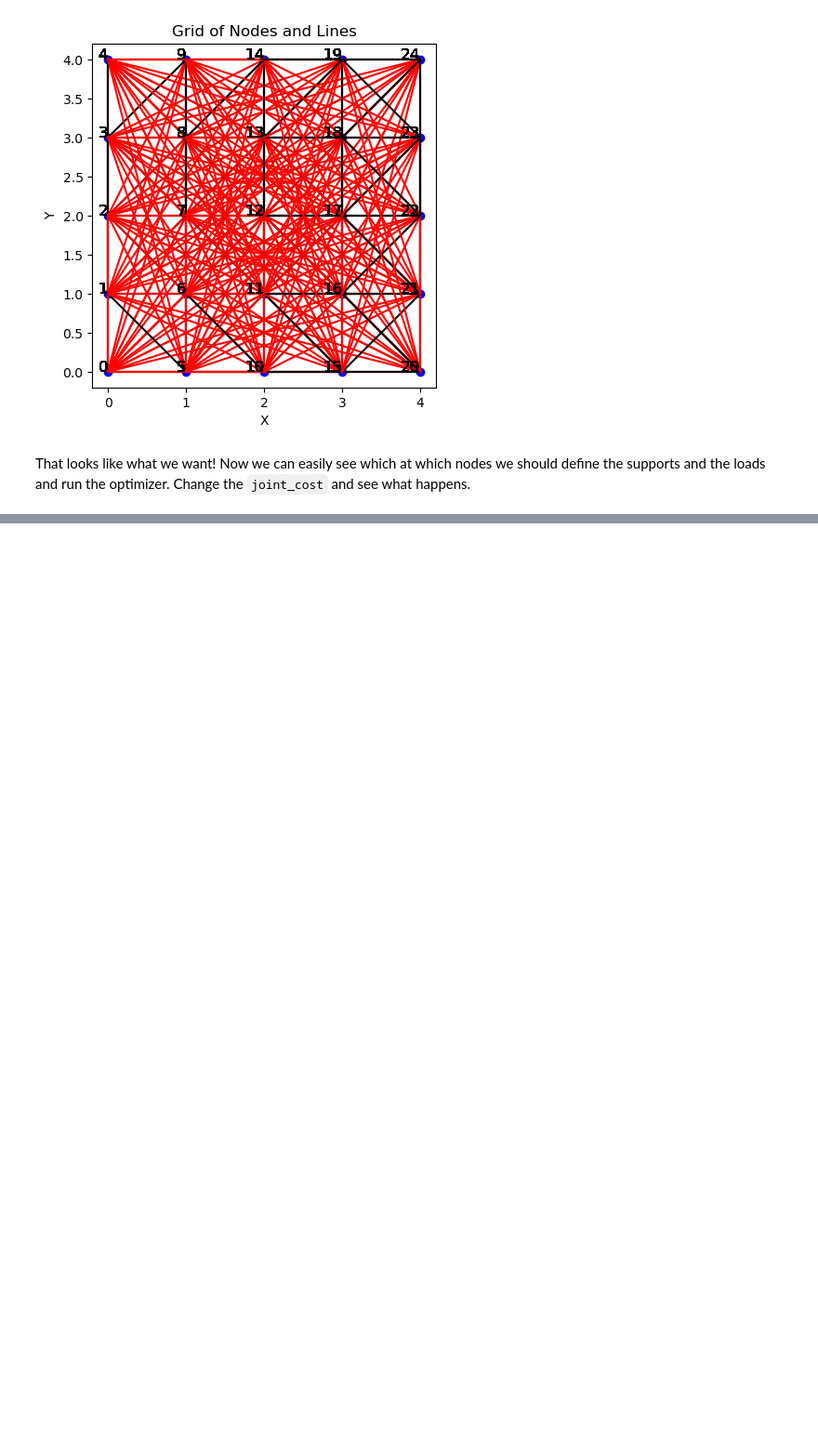
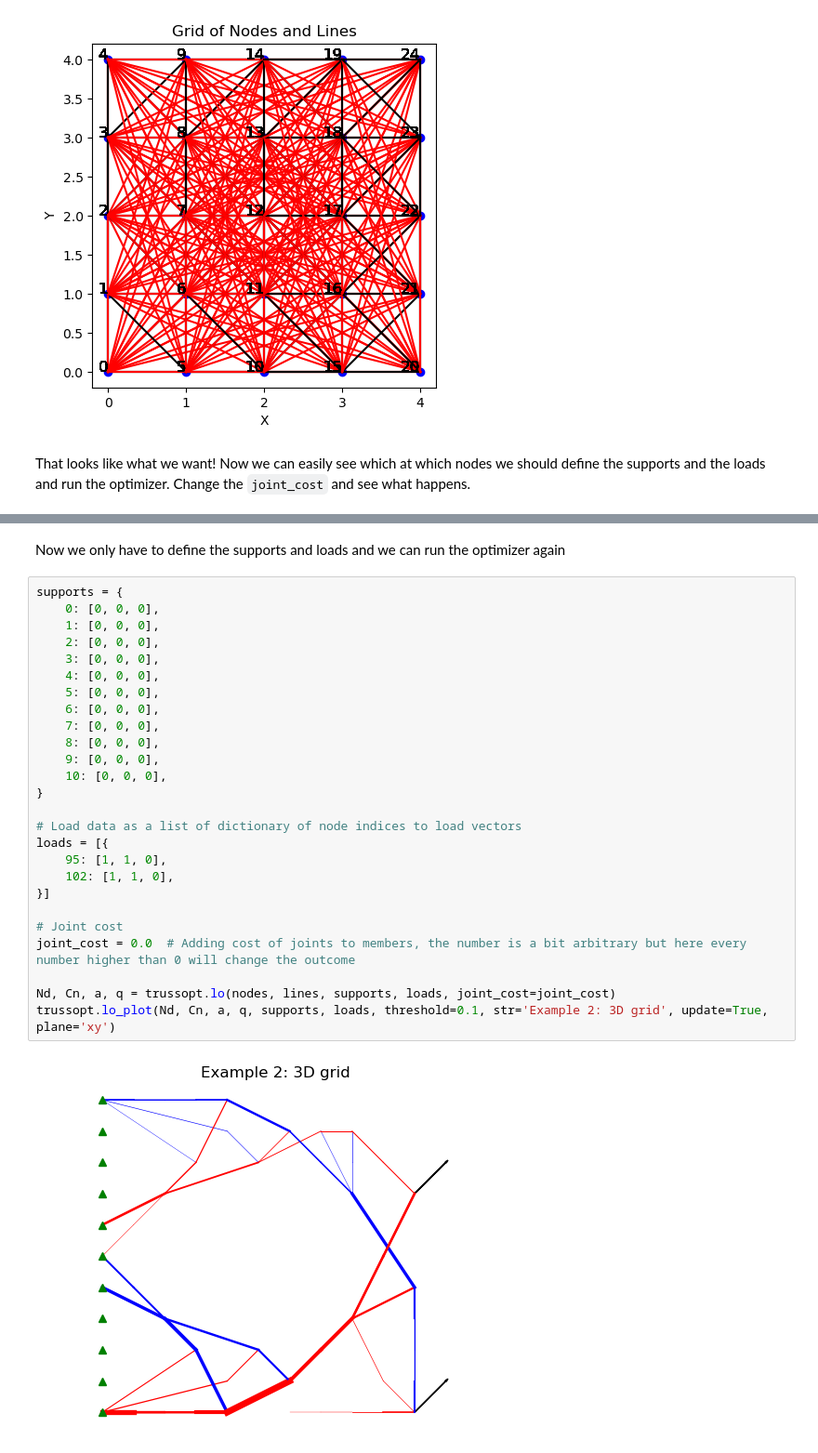
Before and after one commit to TUDelft-books/Finite-Elements-in-CEG, a Jupyter notebook: book/advanced_topics/layopt/examples.ipynb, the cells around one changed output, grey strips where cells are left out. Shown at 93% size. Drawn from its saved outputs; the diff is of its cells as text; blank space fills up the shorter version.

```diff
--- a/book/advanced_topics/layopt/examples.ipynb
+++ b/book/advanced_topics/layopt/examples.ipynb
@@ -140,0 +236,30 @@ trussopt.lo_plot(Nd, Cn, a, q, supports, loads, threshold=0.1, str='Example 2: 2
+# %% [markdown]
+Now we only have to define the supports and loads and we can run the optimizer again
+# %%
+supports = {
+    0: [0, 0, 0],
+    1: [0, 0, 0],
+    2: [0, 0, 0],
+    3: [0, 0, 0],
+    4: [0, 0, 0],
+    5: [0, 0, 0],
+    6: [0, 0, 0],
+    7: [0, 0, 0],
+    8: [0, 0, 0],
+    9: [0, 0, 0],
+    10: [0, 0, 0],
+}
+
+# Load data as a list of dictionary of node indices to load vectors
+loads = [{
+    95: [1, 1, 0],
+    102: [1, 1, 0],
+}]
+
+# Joint cost
+joint_cost = 0.0  # Adding cost of joints to members, the number is a bit arbitrary but here every number higher than 0 will change the outcome
+
+Nd, Cn, a, q = trussopt.lo(nodes, lines, supports, loads, joint_cost=joint_cost)
+trussopt.lo_plot(Nd, Cn, a, q, supports, loads, threshold=0.1, str='Example 2: 3D grid', update=True, plane='xy')
+# %% [output]
+[figure, added]
```
Also changed, not shown: parts of 11 cells of this notebook, 2 other files.
